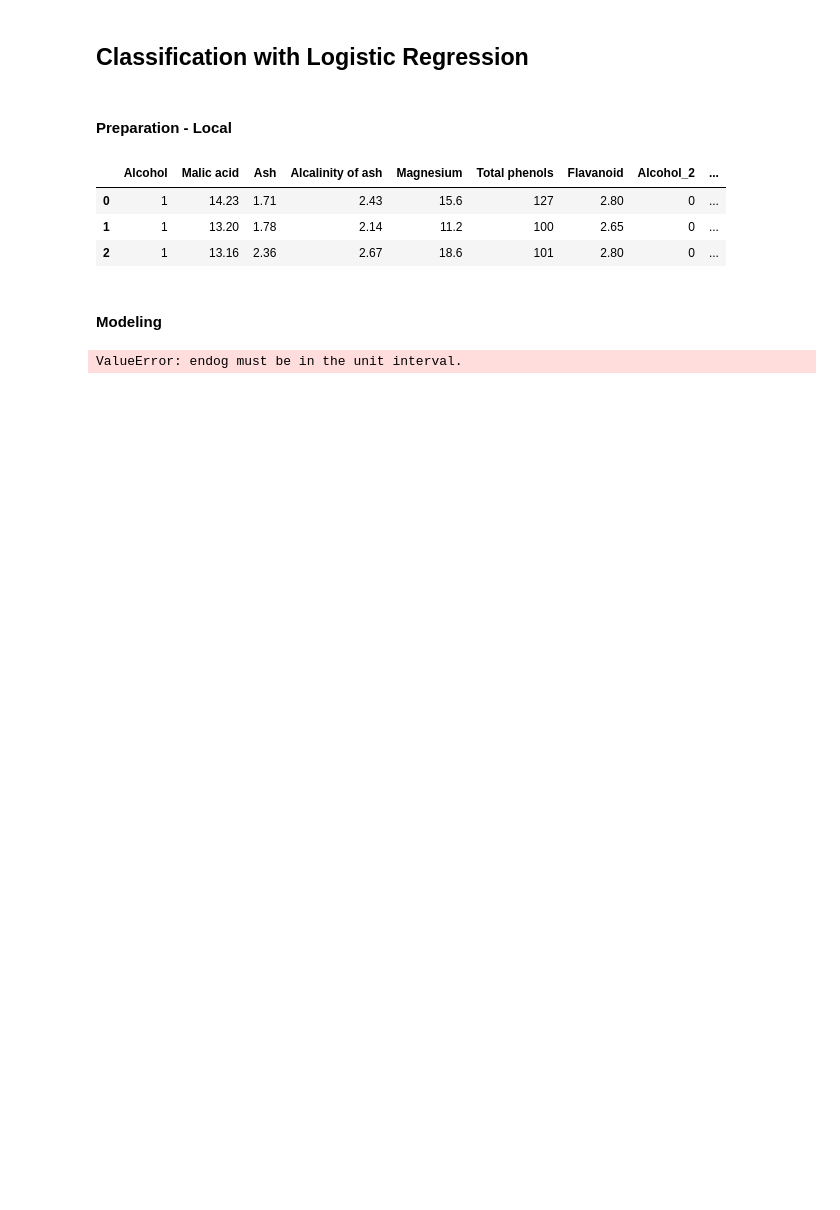
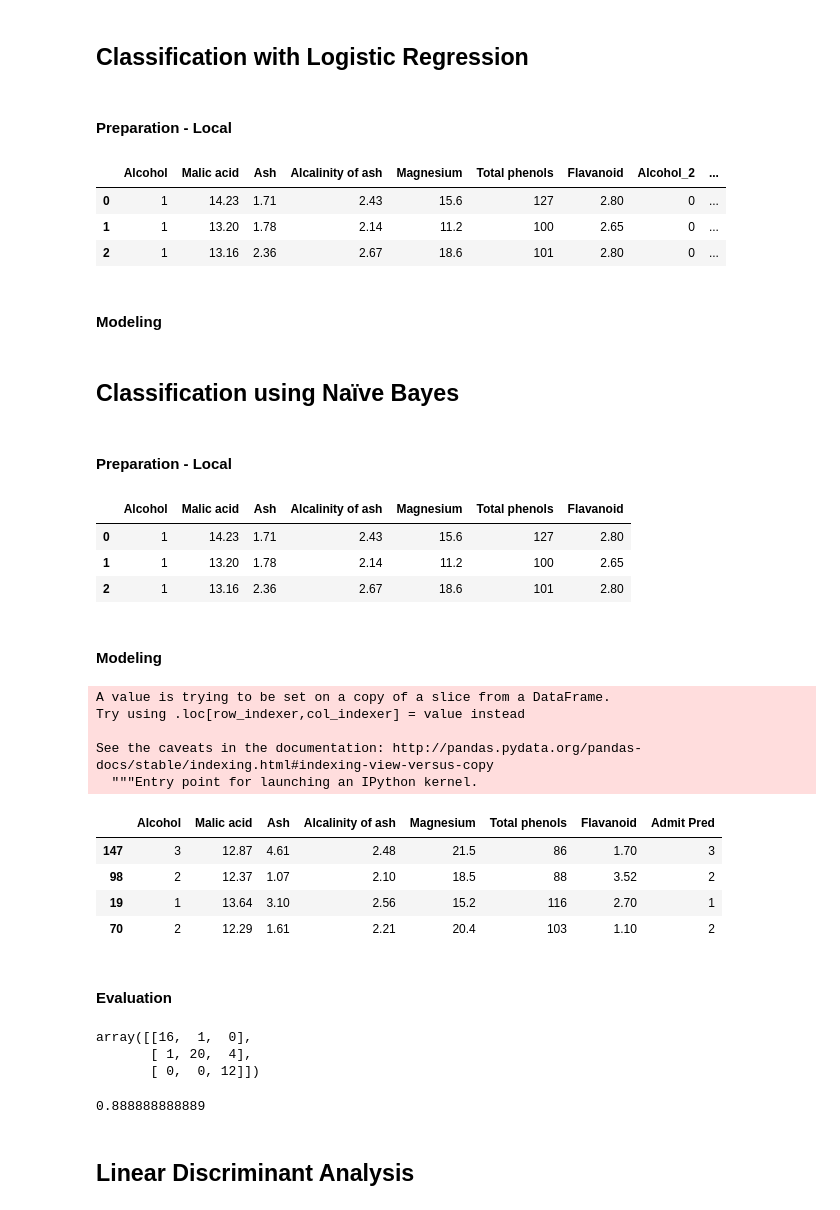
Before and after one commit to cottalucas/ds-2017, a Jupyter notebook: ML/Classification w Diff Classifiers.ipynb, the cells around one changed output. Cells and saved outputs as stored; diff of their text form; code cells hidden in the pictures; blank space fills up the shorter version.

Commit message:
Classification with Bayes as classifier

```diff
--- a/ML/Classification x SVM.ipynb
+++ b/ML/Classification w Diff Classifiers.ipynb
@@ -332,7 +360,7 @@ def ClassificationLOGIT(dataset):
     dataset['Admit Pred'] = res.predict((testData.iloc[:,2:]))
     #print(res.predict(testData.iloc[:,2:]))
     return res, dataset
-# %%
-ClassificationLOGIT(data_)
-# %% [output]
-ValueError: endog must be in the unit interval.
+# %% [markdown]
+## Classification using Naïve Bayes
+# %% [markdown]
+#### Preparation - Local
@@ -338,0 +370,13 @@ ValueError: endog must be in the unit interval.
+# %%
+data_b.head(3)
+# %% [output]
+|  | Alcohol | Malic acid | Ash | Alcalinity of ash | Magnesium | Total phenols | Flavanoid |
+| 0 | 1 | 14.23 | 1.71 | 2.43 | 15.6 | 127 | 2.80 |
+| 1 | 1 | 13.20 | 1.78 | 2.14 | 11.2 | 100 | 2.65 |
+| 2 | 1 | 13.16 | 2.36 | 2.67 | 18.6 | 101 | 2.80 |
+# %%
+# Splitting the data into Training and Test
+
+trainDataBayes, testDataBayes = train_test_split(data_b, test_size = 0.3)
+# %% [markdown]
+#### Modeling
@@ -338,0 +385,36 @@ ValueError: endog must be in the unit interval.
+# %%
+# Instantiating the object for NB
+gnb = GaussianNB()
+# %%
+# Running Bayes
+res = gnb.fit(trainDataBayes.iloc[:,1:], trainDataBayes.Alcohol)
+# %%
+testDataBayes['Admit Pred'] = res.predict(testDataBayes.iloc[:,1:])
+# %% [output]
+A value is trying to be set on a copy of a slice from a DataFrame.
+Try using .loc[row_indexer,col_indexer] = value instead
+
+See the caveats in the documentation: http://pandas.pydata.org/pandas-docs/stable/indexing.html#indexing-view-versus-copy
+  """Entry point for launching an IPython kernel.
+# %%
+testDataBayes.head(4)
+# %% [output]
+|  | Alcohol | Malic acid | Ash | Alcalinity of ash | Magnesium | Total phenols | Flavanoid | Admit Pred |
+| 147 | 3 | 12.87 | 4.61 | 2.48 | 21.5 | 86 | 1.70 | 3 |
+| 98 | 2 | 12.37 | 1.07 | 2.10 | 18.5 | 88 | 3.52 | 2 |
+| 19 | 1 | 13.64 | 3.10 | 2.56 | 15.2 | 116 | 2.70 | 1 |
+| 70 | 2 | 12.29 | 1.61 | 2.21 | 20.4 | 103 | 1.10 | 2 |
+# %% [markdown]
+#### Evaluation
+# %%
+confusion_matrix(testDataBayes.Alcohol, testDataBayes['Admit Pred'])
+# %% [output]
+array([[16,  1,  0],
+       [ 1, 20,  4],
+       [ 0,  0, 12]])
+# %%
+print(sum(testDataBayes['Admit Pred'] == testDataBayes.Alcohol)/ len(testDataBayes))
+# %% [output]
+0.888888888889
+# %% [markdown]
+## Linear Discriminant Analysis
```
Also changed, not shown: parts of 13 cells of this notebook.
